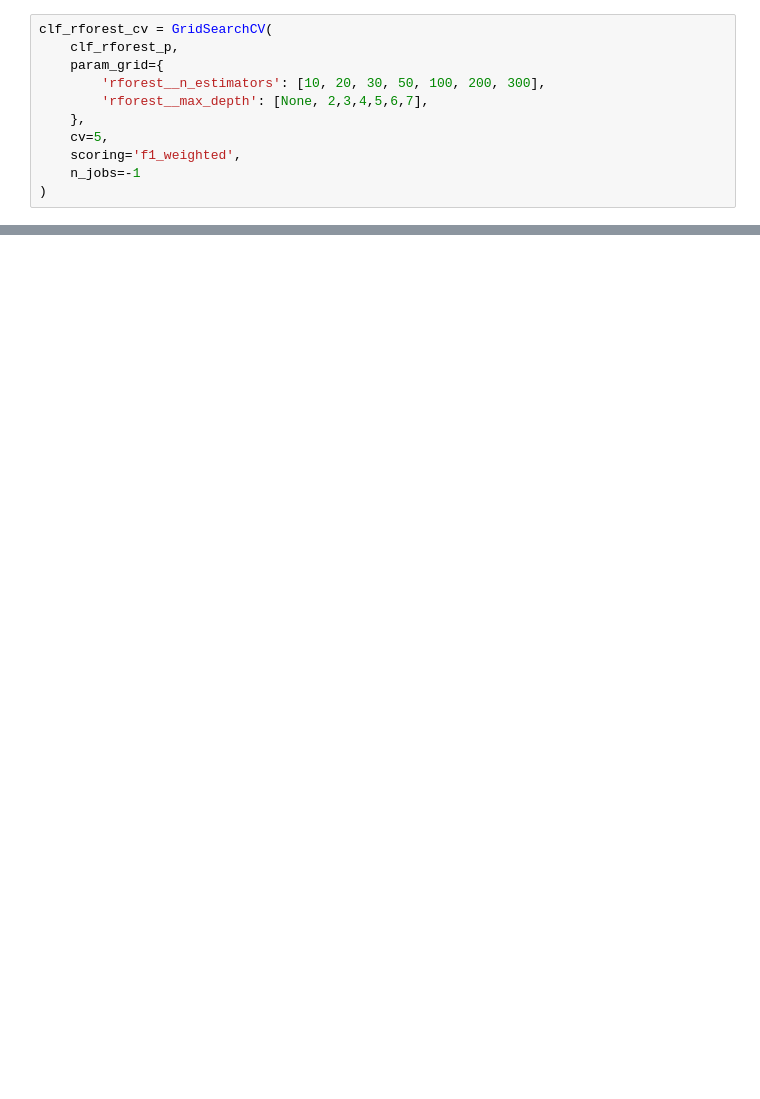
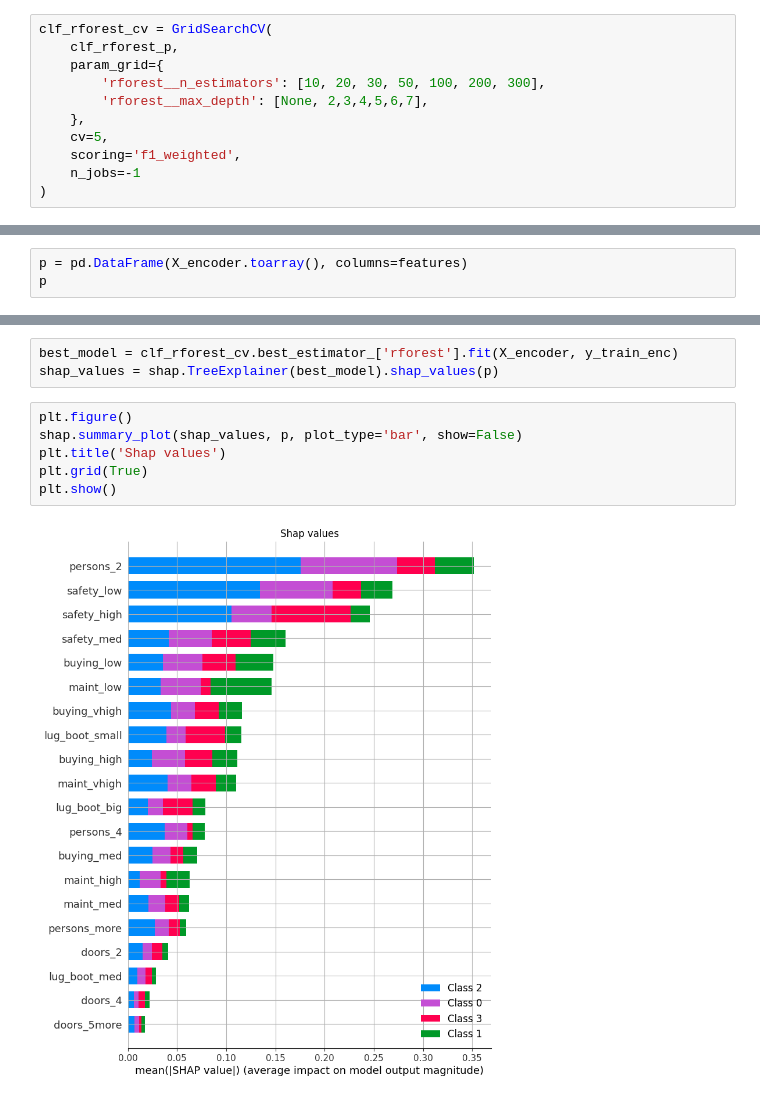
Before and after one commit to EstebanCordovaa/Car_Evaluation, a Jupyter notebook: Notebooks/Car_Evaluation.ipynb, the cells around one changed output, grey strips where cells are left out. Cells and saved outputs as stored; diff of their text form; blank space fills up the shorter version.

```diff
--- a/Notebooks/Car_Evaluation.ipynb
+++ b/Notebooks/Car_Evaluation.ipynb
@@ -200,0 +264,3 @@ clf_rforest_cv.best_params_
+# %%
+p = pd.DataFrame(X_encoder.toarray(), columns=features)
+p
@@ -200,0 +281,11 @@ clf_rforest_cv.best_params_
+# %%
+best_model = clf_rforest_cv.best_estimator_['rforest'].fit(X_encoder, y_train_enc)
+shap_values = shap.TreeExplainer(best_model).shap_values(p)
+# %%
+plt.figure()
+shap.summary_plot(shap_values, p, plot_type='bar', show=False)
+plt.title('Shap values')
+plt.grid(True)
+plt.show()
+# %% [output]
+[figure, added]
```
Also changed, not shown: parts of 17 cells of this notebook, 5 other files.
